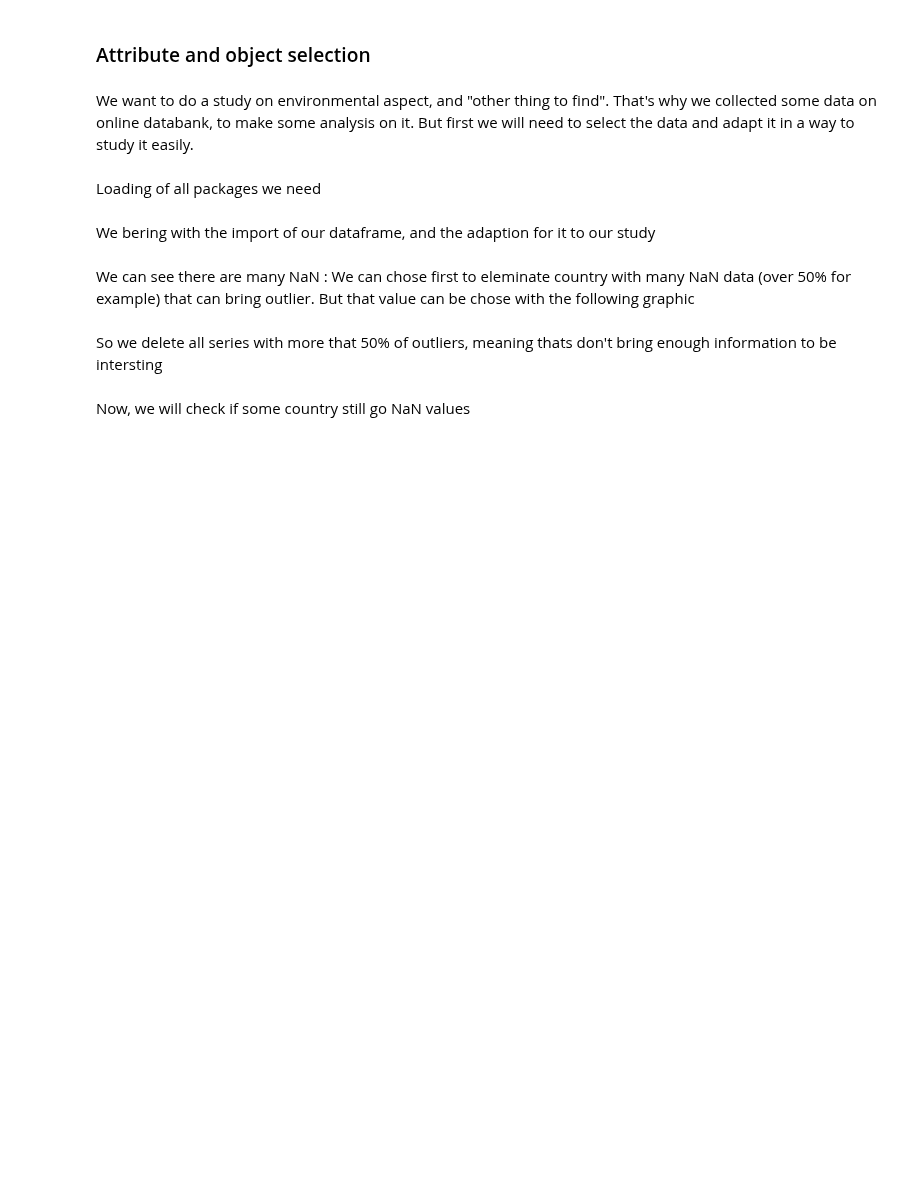
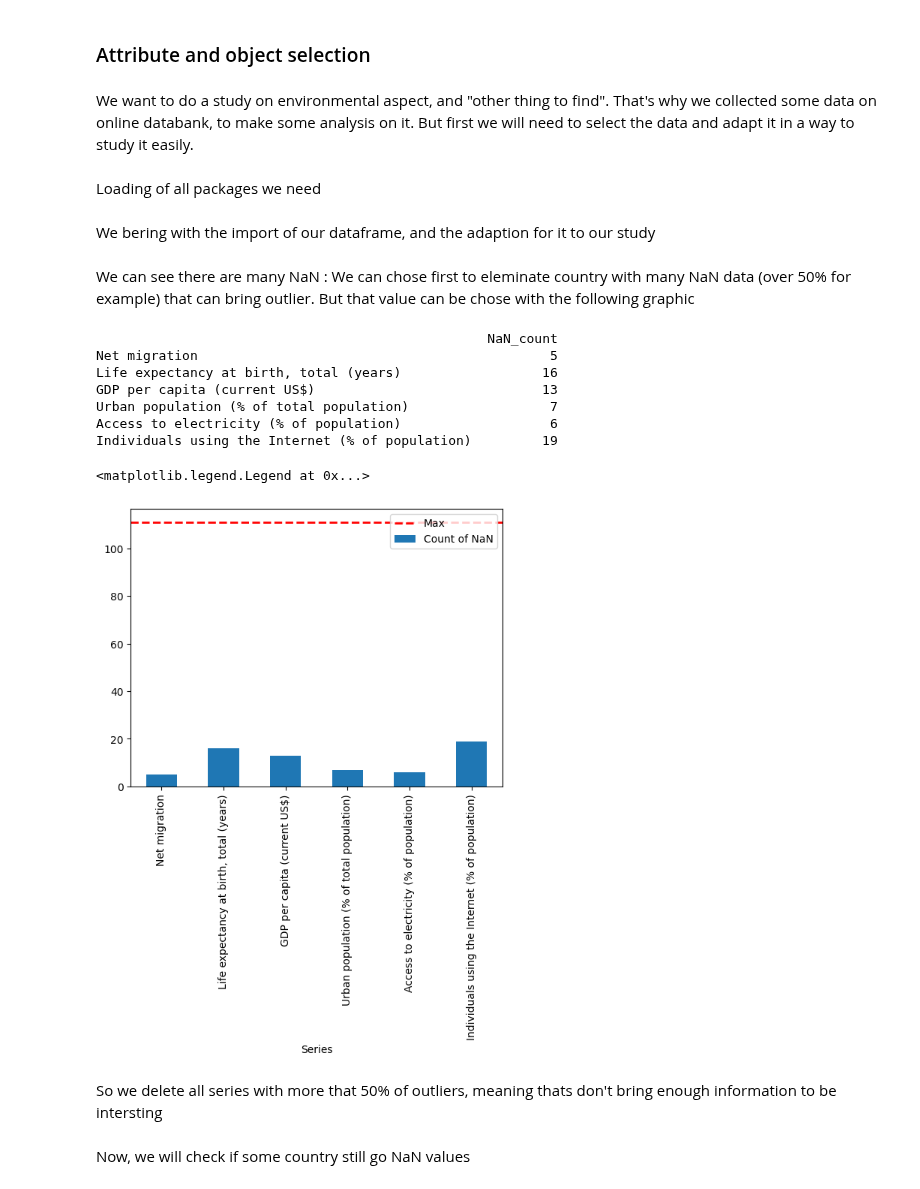
Before and after one commit to f2ire/IA_project, a Jupyter notebook: report1.ipynb, the cells around one changed output. Cells and saved outputs as stored; diff of their text form; code cells hidden in the pictures; blank space fills up the shorter version.

Commit message:
[UPDATE] New Data and Update File managment

```diff
--- a/report1.ipynb
+++ b/report1.ipynb
@@ -18,19 +18,33 @@ from outliers import smirnov_grubbs as grubbs
 We bering with the import of our dataframe, and the adaption for it to our study
 # %%
 importlib.reload(dm)
-originial_df = pd.read_csv("data2.txt", sep="\t")
-df = dm.build_adapted_df(originial_df);df
+originial_df = pd.read_csv("data3.txt", sep="\t")
+# df = dm.build_adapted_df(originial_df);df
+originial_df.drop(["Country Code", "Time Code","Time"], axis=1, inplace = True)
+originial_df.set_index("Country Name", inplace = True)
+originial_df[originial_df == ".."] = np.nan
+df = originial_df.copy()
 # %% [markdown]
 We can see there are many NaN : We can chose first to eleminate country with many NaN data (over 50% for example) that can bring outlier. But that value can be chose with the following graphic
 # %%
 importlib.reload(dm)
 
-df_nb_nan = dm.make_na_count(df,False)
+df_nb_nan = dm.make_na_count(df,True); print(df_nb_nan)
 df_nb_nan["Series"] = df_nb_nan.index
 df_nb_nan.plot.bar(y="NaN_count", x = "Series",  label="Count of NaN")
-max_nan = df.shape[1]*0.5
+max_nan = df.shape[0]*0.5
 plt.axhline(max_nan, color='r', linestyle='dashed', linewidth=2, label="Max")
 plt.legend(loc='upper right')
+# %% [output]
+                                                  NaN_count
+Net migration                                             5
+Life expectancy at birth, total (years)                  16
+GDP per capita (current US$)                             13
+Urban population (% of total population)                  7
+Access to electricity (% of population)                   6
+Individuals using the Internet (% of population)         19
+<matplotlib.legend.Legend at 0x...>
+[figure, added]
 # %% [markdown]
 So we delete all series with more that 50% of outliers, meaning thats don't bring enough information to be intersting
 # %%
```
Also changed, not shown: parts of 3 cells of this notebook, 2 other files.
